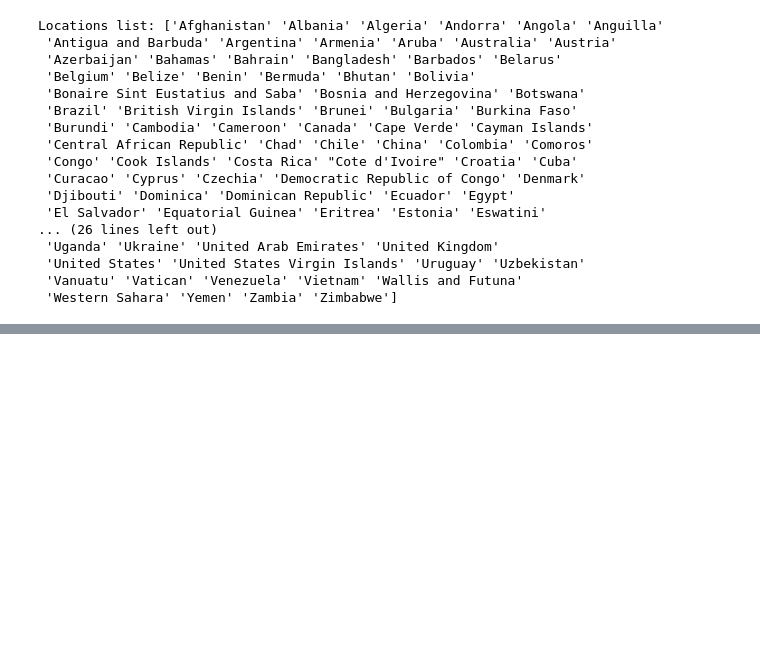
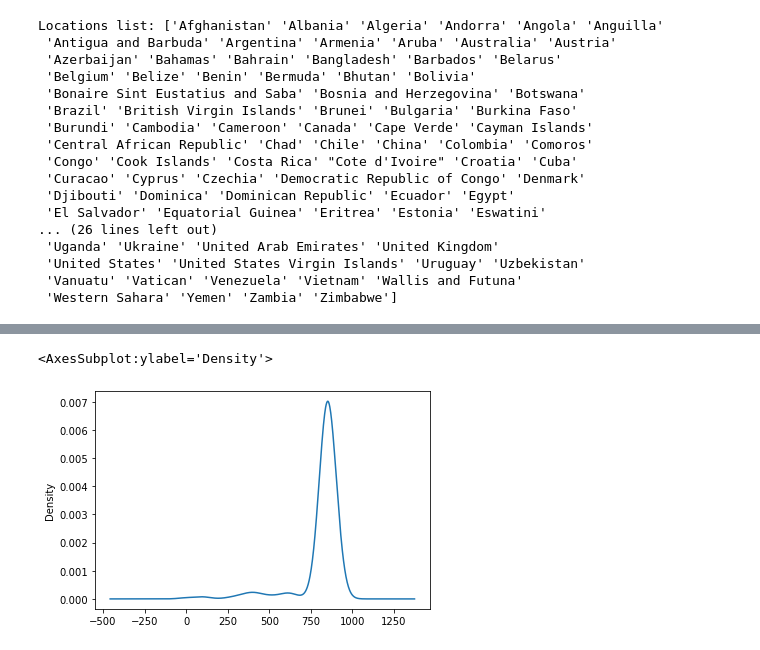
Before and after one commit to Magzzie/COVID-19_Analysis, a Jupyter notebook: COVID-19_Analysis_DB.ipynb, the cells around one changed output, grey strips where cells are left out. Saved outputs shown, nothing was run; the diff lists cells and outputs as text; code cells hidden in the pictures; blank space fills up the shorter version.

```diff
--- a/COVID-19_Analysis_DB.ipynb
+++ b/COVID-19_Analysis_DB.ipynb
@@ -188,0 +196,4 @@ print(general_df.shape)
+# %%
+# Check the count of records for all locations.
+all_locations_recs = general_df.location.value_counts()
+all_locations_recs
@@ -188,0 +213,6 @@ print(general_df.shape)
+# %%
+# Visualize the records counts for all locations.
+all_locations_recs.plot.density()
+# %% [output]
+<AxesSubplot:ylabel='Density'>
+[figure, added]
```
Also changed, not shown: parts of 20 cells of this notebook.
